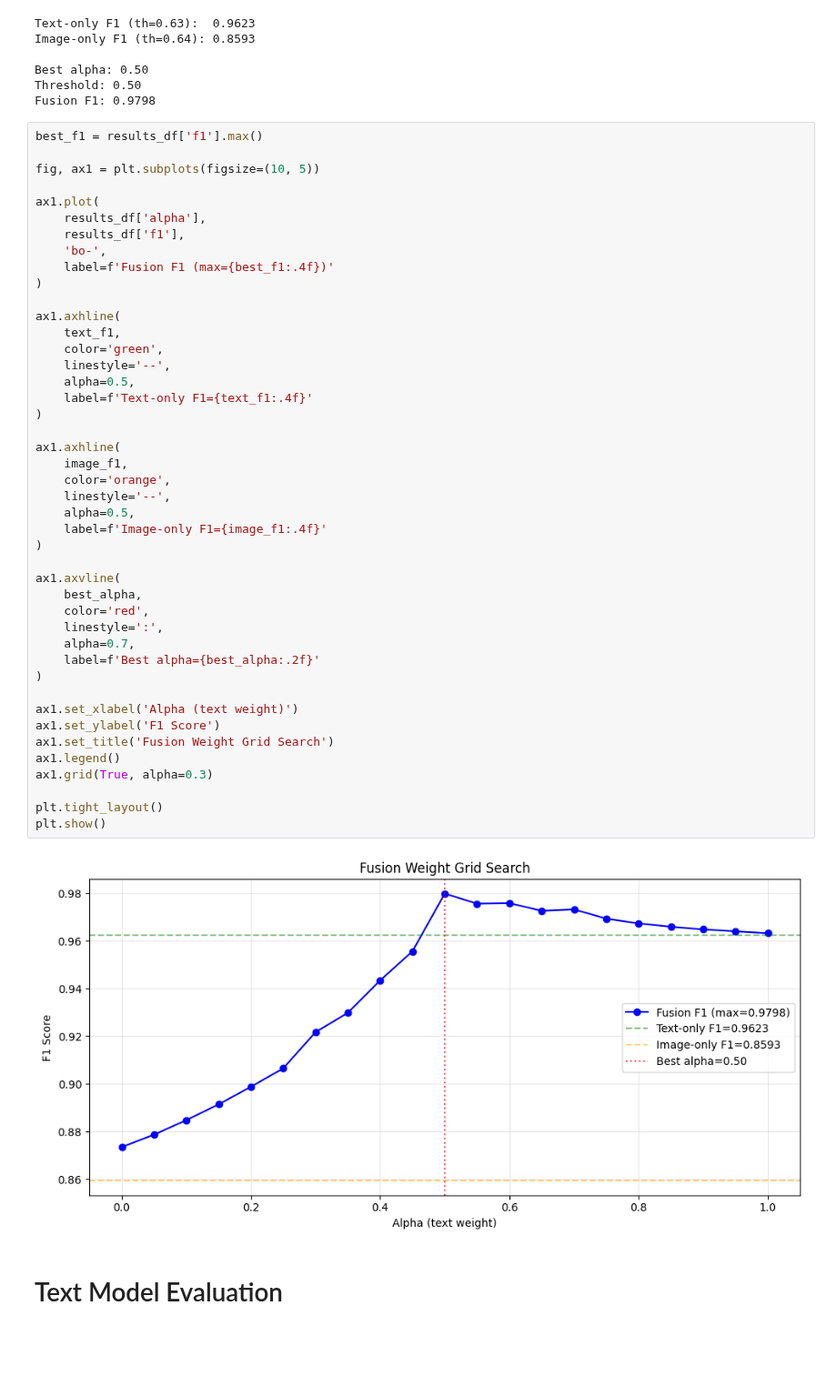
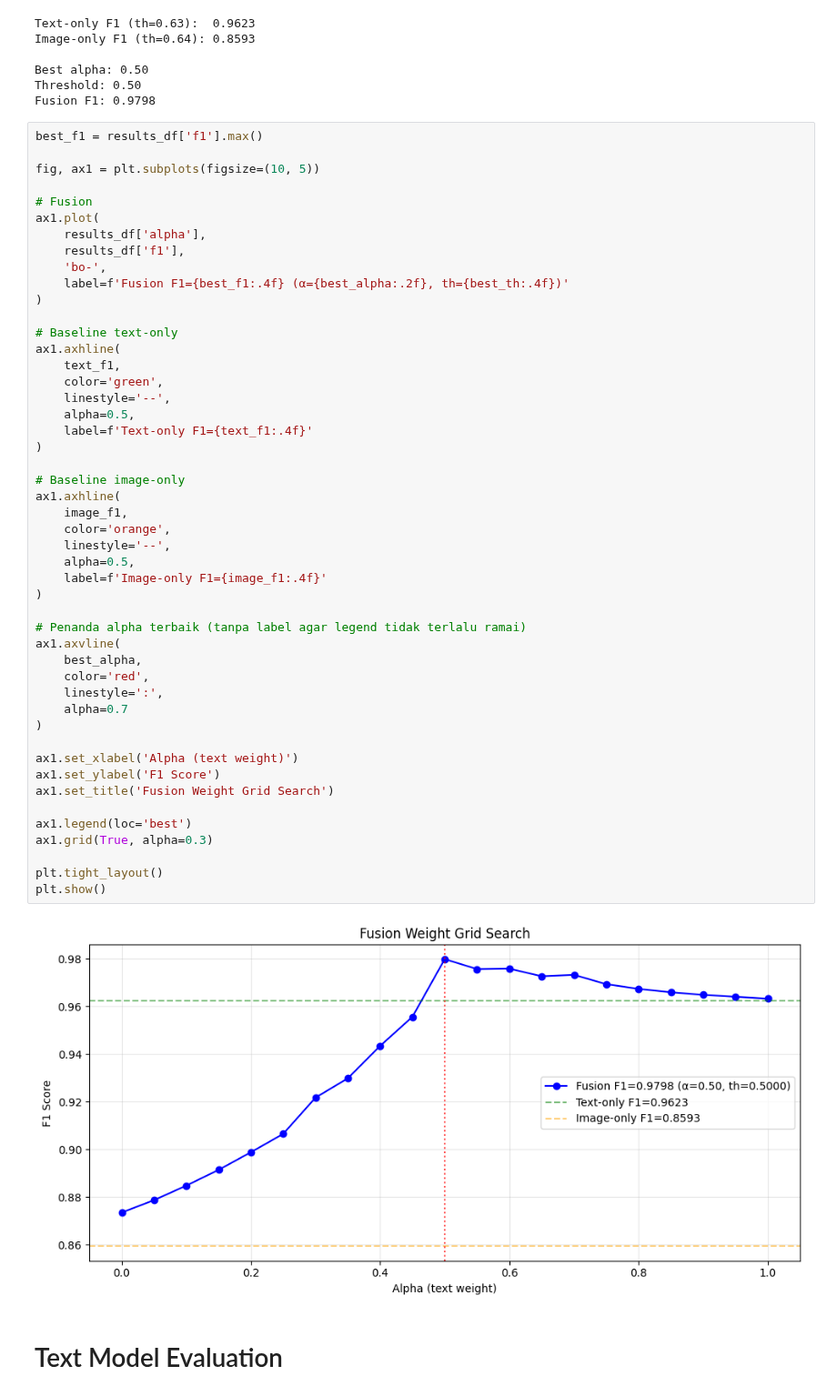
Before and after one commit to rizkyfauziilmi/gambling-blocker, a Jupyter notebook: backend/model/fusion_weight_search.ipynb, the cells around one changed output. Shown at 91% size. Drawn from its saved outputs; the diff is of its cells as text; blank space fills up the shorter version.

Commit message:
refactor: perbaiki legend plot fusion + tambah komentar inline

```diff
--- a/backend/model/fusion_weight_search.ipynb
+++ b/backend/model/fusion_weight_search.ipynb
@@ -242,47 +242,51 @@ best_f1 = results_df['f1'].max()
 
 fig, ax1 = plt.subplots(figsize=(10, 5))
 
+# Fusion
 ax1.plot(
     results_df['alpha'],
     results_df['f1'],
     'bo-',
-    label=f'Fusion F1 (max={best_f1:.4f})'
+    label=f'Fusion F1={best_f1:.4f} (α={best_alpha:.2f}, th={best_th:.4f})'
 )
 
+# Baseline text-only
 ax1.axhline(
     text_f1,
     color='green',
     linestyle='--',
     alpha=0.5,
     label=f'Text-only F1={text_f1:.4f}'
 )
 
+# Baseline image-only
 ax1.axhline(
     image_f1,
     color='orange',
     linestyle='--',
     alpha=0.5,
     label=f'Image-only F1={image_f1:.4f}'
 )
 
+# Penanda alpha terbaik (tanpa label agar legend tidak terlalu ramai)
 ax1.axvline(
     best_alpha,
     color='red',
     linestyle=':',
-    alpha=0.7,
-    label=f'Best alpha={best_alpha:.2f}'
+    alpha=0.7
 )
 
 ax1.set_xlabel('Alpha (text weight)')
 ax1.set_ylabel('F1 Score')
 ax1.set_title('Fusion Weight Grid Search')
-ax1.legend()
+
+ax1.legend(loc='best')
 ax1.grid(True, alpha=0.3)
 
 plt.tight_layout()
 plt.show()
 # %% [output]
-[figure, old version]
+[figure, new version]
 # %% [markdown]
 # Text Model Evaluation
 # %%
```
